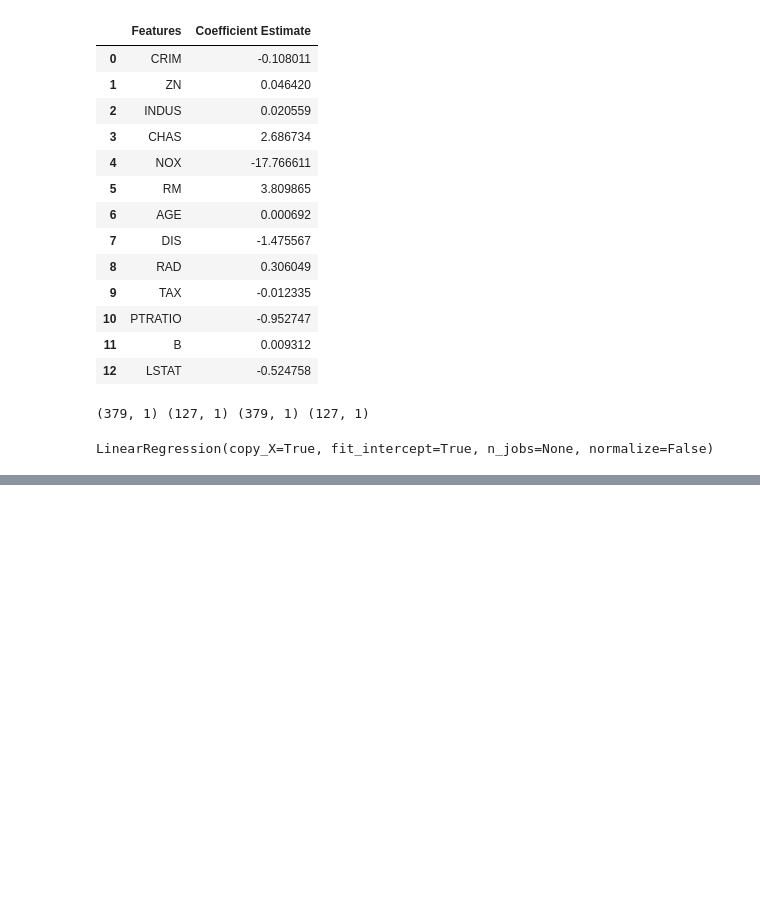
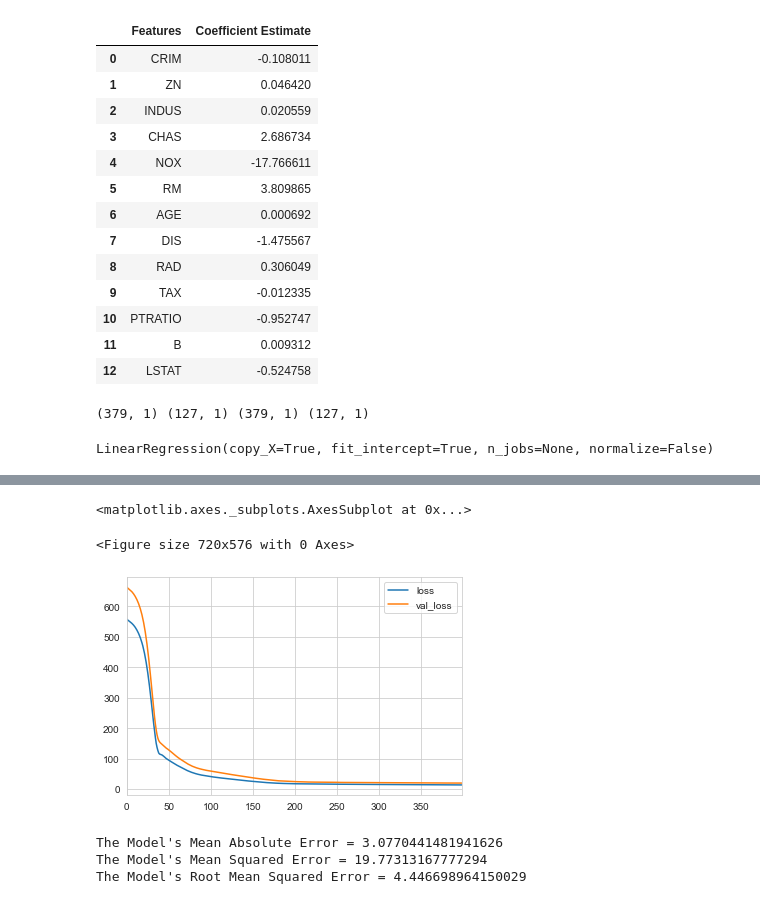
Before and after one commit to fawiyogo001/Data-Science-Portfolio-Python, a Jupyter notebook: Boston Housing Price/Boston Housing Price.ipynb, the cells around one changed output, grey strips where cells are left out. Drawn from its saved outputs; the diff is of its cells as text; code cells hidden in the pictures; blank space fills up the shorter version.

Commit message:
Added Deep Learning

```diff
--- a/Boston Housing Price/Boston Housing Price.ipynb
+++ b/Boston Housing Price/Boston Housing Price.ipynb
@@ -457,0 +463,8 @@ sns.distplot((y_test - pred_test))
+# %%
+# setting up x and y
+x = boston_df.drop('Price', axis = 1).values
+y = boston_df['Price'].values
+
+x_train, x_test, y_train, y_test = train_test_split(x, y, test_size = 0.3, random_state = 101)
+
+x_train.shape
@@ -457,0 +475,28 @@ sns.distplot((y_test - pred_test))
+# %%
+# scaling the data with MinMaxScaler
+minmaxscaler = MinMaxScaler()
+
+x_train = minmaxscaler.fit_transform(x_train)
+x_test = minmaxscaler.fit_transform(x_test)
+# %%
+# deep learning model
+model = Sequential()
+
+# hidden layers
+model.add(Dense(19, activation = 'relu'))
+model.add(Dense(19, activation = 'relu'))
+model.add(Dense(19, activation = 'relu'))
+model.add(Dense(19, activation = 'relu'))
+
+# output layer
+model.add(Dense(1))
+model.compile(optimizer = 'adam', loss = 'mse')
+
+# fitting the model
+model.fit(
+    x = x_train,
+    y = y_train,
+    validation_data = (x_test, y_test),
+    batch_size = 128,
+    epochs = 400
+)
@@ -457,0 +522,11 @@ sns.distplot((y_test - pred_test))
+# %%
+# model history
+loss_df = pd.DataFrame(model.history.history)
+
+# loss plot
+plt.figure(figsize = (10, 8))
+loss_df.plot()
+# %% [output]
+<matplotlib.axes._subplots.AxesSubplot at 0x...>
+<Figure size 720x576 with 0 Axes>
+[figure, added]
@@ -457,0 +536,11 @@ sns.distplot((y_test - pred_test))
+# %%
+# model evaluation
+model_mae = metrics.mean_absolute_error(y_test, prediction)
+model_mse = metrics.mean_squared_error(y_test, prediction)
+model_rmse = np.sqrt(model_mse)
+
+print("The Model's Mean Absolute Error = {}\nThe Model's Mean Squared Error = {}\nThe Model's Root Mean Squared Error = {}".format(model_mae, model_mse, model_rmse))
+# %% [output]
+The Model's Mean Absolute Error = 3.0770441481941626
+The Model's Mean Squared Error = 19.77313167777294
+The Model's Root Mean Squared Error = 4.446698964150029
```
Also changed, not shown: parts of 15 cells of this notebook.
